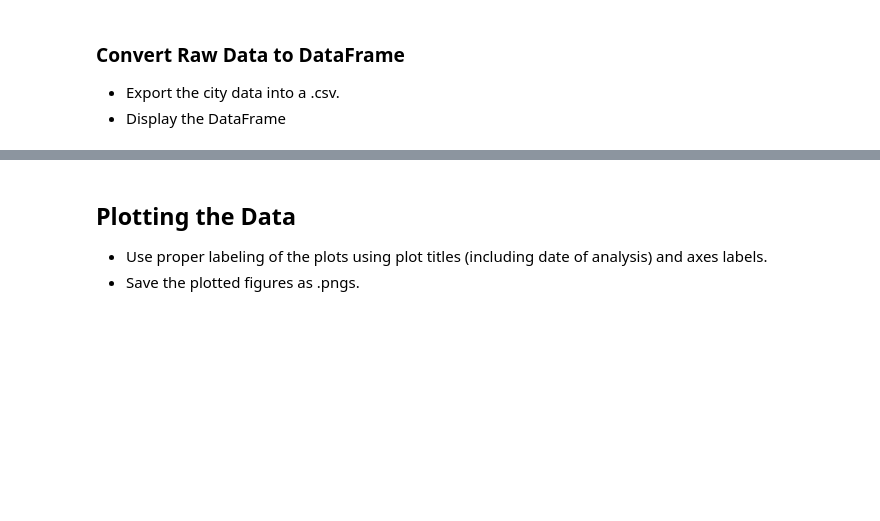
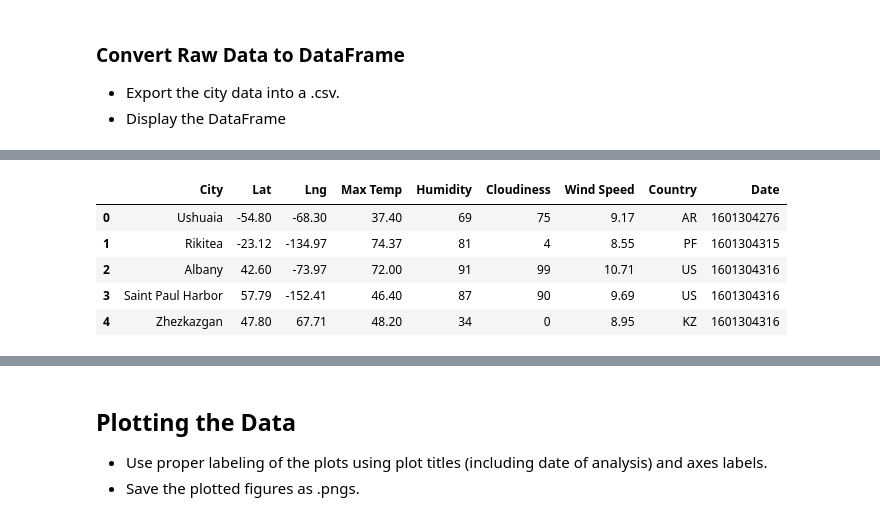
Before and after one commit to jfield24/API-Challenge, a Jupyter notebook: WeatherPy/WeatherPy.ipynb, the cells around one changed output, grey strips where cells are left out. Cells and saved outputs as stored; diff of their text form; code cells hidden in the pictures; blank space fills up the shorter version.

```diff
--- a/WeatherPy/WeatherPy.ipynb
+++ b/WeatherPy/WeatherPy.ipynb
@@ -78,0 +135,26 @@ Int64Index([], dtype='int64')
+# %%
+# Put the data into a dataframe
+city_data_df = pd.DataFrame({
+    "City": cities,
+    "Lat": lat,
+    "Lng": long,
+    "Max Temp": maxtemp,
+    "Humidity": humidity,
+    "Cloudiness": cloudiness,
+    "Wind Speed": wind_speed,
+    "Country": country,
+    "Date": date
+})
+
+# Export the city data into a csv file
+city_data_df.to_csv("output_data/cities.csv")
+
+# Display the DataFrame
+city_data_df.head()
+# %% [output]
+|  | City | Lat | Lng | Max Temp | Humidity | Cloudiness | Wind Speed | Country | Date |
+| 0 | Ushuaia | -54.80 | -68.30 | 37.40 | 69 | 75 | 9.17 | AR | 1601304276 |
+| 1 | Rikitea | -23.12 | -134.97 | 74.37 | 81 | 4 | 8.55 | PF | 1601304315 |
+| 2 | Albany | 42.60 | -73.97 | 72.00 | 91 | 99 | 10.71 | US | 1601304316 |
+| 3 | Saint Paul Harbor | 57.79 | -152.41 | 46.40 | 87 | 90 | 9.69 | US | 1601304316 |
+| 4 | Zhezkazgan | 47.80 | 67.71 | 48.20 | 34 | 0 | 8.95 | KZ | 1601304316 |
```
Also changed, not shown: parts of 14 cells of this notebook, 1 other file.
